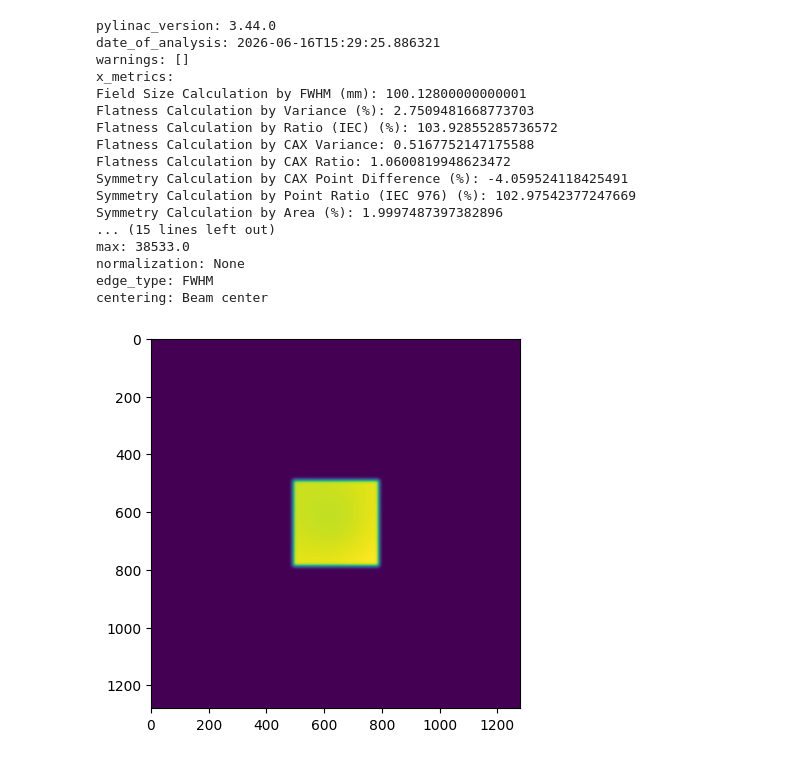
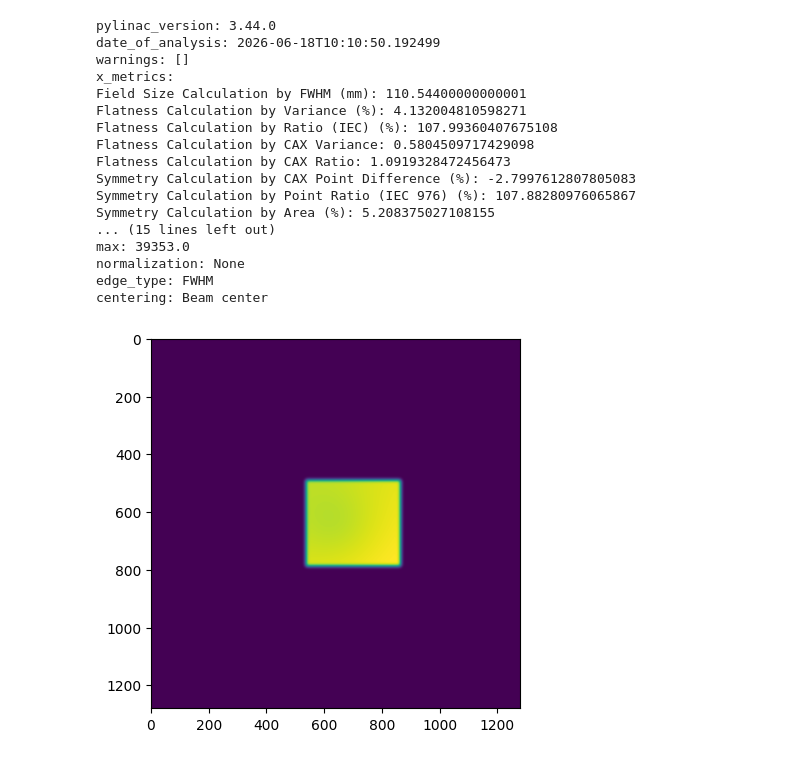
Before and after one commit to crcrewso/FauxPID, a Jupyter notebook: create_image.ipynb, the cells around one changed output. Cells and saved outputs as stored; diff of their text form; code cells hidden in the pictures.

Commit message:
Finished field size images

```diff
--- a/create_image.ipynb
+++ b/create_image.ipynb
@@ -115,38 +140,39 @@ print(as1200.image.max())
 # %%
 file_path = dir_path / "symmetry_two_percent_x_and_y_area_10x10.dcm"
 field_layers = [
 layers.FilteredFieldLayer(
-    field_size_mm=(100, 100),
+    field_size_mm=(100, 110),
+    cax_offset_mm=(0, 20),
     alpha=0.5,
 ),
 layers.SlopeLayer(
     slope_x=0.2371,
     slope_y=0.2371
 ),
 layers.GaussianFilterLayer()
 ]
 simulator_instance = generate_dicom_using_layers(file_path, field_layers)
 plt.imshow(simulator_instance.image)
 print(run_analysis_on_path(file_path))
 # %% [output]
 pylinac_version: 3.44.0
-date_of_analysis: 2026-06-16T15:29:25.886321
+date_of_analysis: 2026-06-18T10:10:50.192499
 warnings: []
 x_metrics:
-Field Size Calculation by FWHM (mm): 100.12800000000001
-Flatness Calculation by Variance (%): 2.7509481668773703
-Flatness Calculation by Ratio (IEC) (%): 103.92855285736572
-Flatness Calculation by CAX Variance: 0.5167752147175588
-Flatness Calculation by CAX Ratio: 1.0600819948623472
-Symmetry Calculation by CAX Point Difference (%): -4.059524118425491
-Symmetry Calculation by Point Ratio (IEC 976) (%): 102.97542377247669
-Symmetry Calculation by Area (%): 1.9997487397382896
+Field Size Calculation by FWHM (mm): 110.54400000000001
+Flatness Calculation by Variance (%): 4.132004810598271
+Flatness Calculation by Ratio (IEC) (%): 107.99360407675108
+Flatness Calculation by CAX Variance: 0.5804509717429098
+Flatness Calculation by CAX Ratio: 1.0919328472456473
+Symmetry Calculation by CAX Point Difference (%): -2.7997612807805083
+Symmetry Calculation by Point Ratio (IEC 976) (%): 107.88280976065867
+Symmetry Calculation by Area (%): 5.208375027108155
 ... (15 lines left out)
-max: 38533.0
+max: 39353.0
 normalization: None
 edge_type: FWHM
 centering: Beam center
-[figure, old version]
+[figure, new version]
 # %%
 field_layers = [
     layers.FilterFreeFieldLayer(
```
Also changed, not shown: parts of 4 cells of this notebook, 3 other files.
